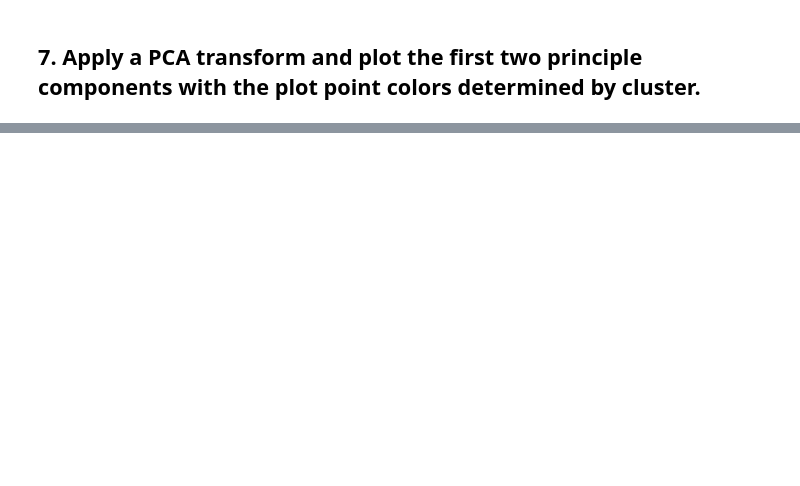
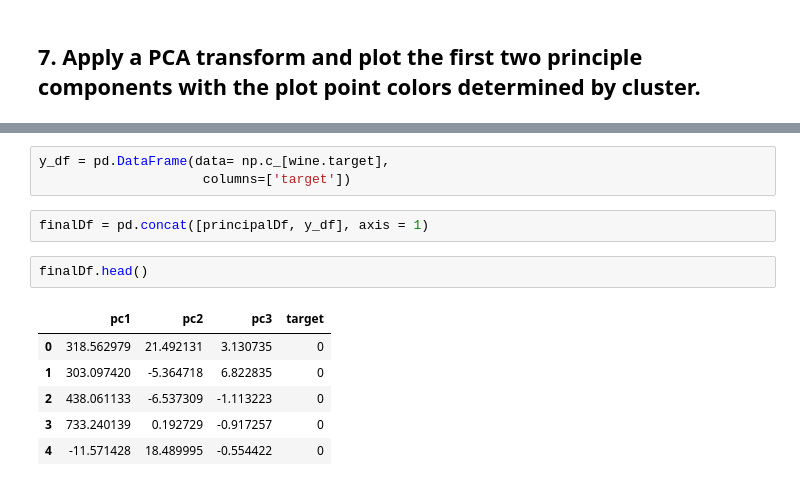
Before and after one commit to ta-datapt-bcn/lab_evaluation, a Jupyter notebook: lab-unsupervised-learning-evaluation/your-code/main.ipynb, the cells around one changed output, grey strips where cells are left out. Drawn from its saved outputs; the diff is of its cells as text; blank space fills up the shorter version.

```diff
--- a/lab-unsupervised-learning-evaluation/your-code/main.ipynb
+++ b/lab-unsupervised-learning-evaluation/your-code/main.ipynb
@@ -198,0 +294,14 @@ plt.show()
+# %%
+y_df = pd.DataFrame(data= np.c_[wine.target],
+                     columns=['target'])
+# %%
+finalDf = pd.concat([principalDf, y_df], axis = 1)
+# %%
+finalDf.head()
+# %% [output]
+|  | pc1 | pc2 | pc3 | target |
+| 0 | 318.562979 | 21.492131 | 3.130735 | 0 |
+| 1 | 303.097420 | -5.364718 | 6.822835 | 0 |
+| 2 | 438.061133 | -6.537309 | -1.113223 | 0 |
+| 3 | 733.240139 | 0.192729 | -0.917257 | 0 |
+| 4 | -11.571428 | 18.489995 | -0.554422 | 0 |
```
Also changed, not shown: parts of 29 cells of this notebook.
